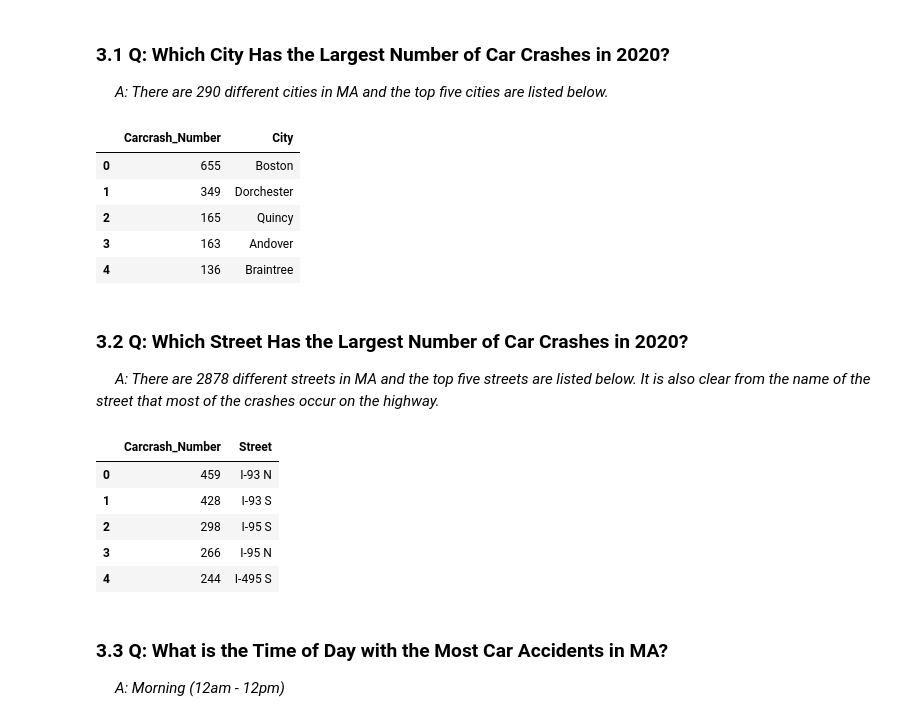
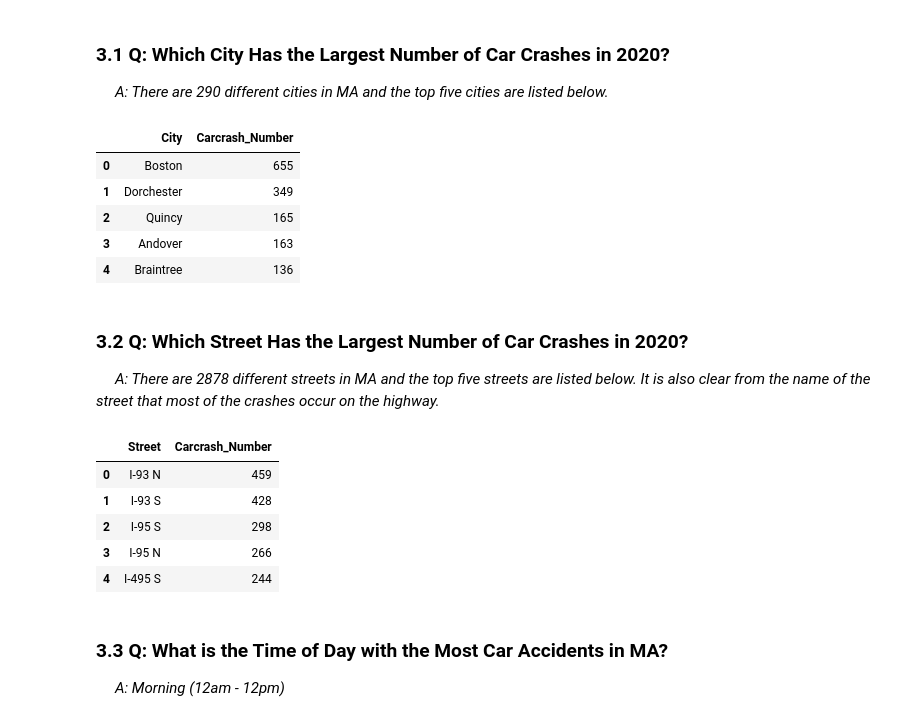
Before and after one commit to KaiyuWang19970221/BA775-teamproject, a Jupyter notebook: team6.ipynb, the cells around one changed output. Saved outputs shown, nothing was run; the diff lists cells and outputs as text; code cells hidden in the pictures.

```diff
--- a/team6.ipynb
+++ b/team6.ipynb
@@ -95,37 +95,37 @@ ORDER BY year
 &emsp;<i> A: There are 290 different cities in MA and the top five cities are listed below.</i>
 # %%
 %%bigquery
-SELECT Count(*)AS Carcrash_Number,City
+SELECT City, Count(*)AS Carcrash_Number
 FROM `ba775-b2-team6.team6.carcrash_MA`
 WHERE EXTRACT(year FROM Start_Time)=2020
 GROUP BY City
 ORDER BY Carcrash_Number DESC
 LIMIT 5
 # %% [output]
-|  | Carcrash_Number | City |
-| 0 | 655 | Boston |
-| 1 | 349 | Dorchester |
-| 2 | 165 | Quincy |
-| 3 | 163 | Andover |
-| 4 | 136 | Braintree |
+|  | City | Carcrash_Number |
+| 0 | Boston | 655 |
+| 1 | Dorchester | 349 |
+| 2 | Quincy | 165 |
+| 3 | Andover | 163 |
+| 4 | Braintree | 136 |
 # %% [markdown]
 ### 3.2 Q: Which Street Has the Largest Number of Car Crashes in 2020?
 &emsp;<i> A: There are 2878 different streets in MA and the top five streets are listed below. It is also clear from the name of the street that most of the crashes occur on the highway.</i>
 # %%
 %%bigquery
-SELECT Count(*)AS Carcrash_Number,Street
+SELECT Street,Count(*)AS Carcrash_Number
 FROM `ba775-b2-team6.team6.carcrash_MA`
 WHERE EXTRACT(year FROM Start_Time)=2020
 GROUP BY Street
 ORDER BY Carcrash_Number DESC
 LIMIT 5
 # %% [output]
-|  | Carcrash_Number | Street |
-| 0 | 459 | I-93 N |
-| 1 | 428 | I-93 S |
-| 2 | 298 | I-95 S |
-| 3 | 266 | I-95 N |
-| 4 | 244 | I-495 S |
+|  | Street | Carcrash_Number |
+| 0 | I-93 N | 459 |
+| 1 | I-93 S | 428 |
+| 2 | I-95 S | 298 |
+| 3 | I-95 N | 266 |
+| 4 | I-495 S | 244 |
 # %% [markdown]
 ### 3.3 Q: What is the Time of Day with the Most Car Accidents in MA?
 &emsp;<i> A: Morning (12am - 12pm)</i>
```
